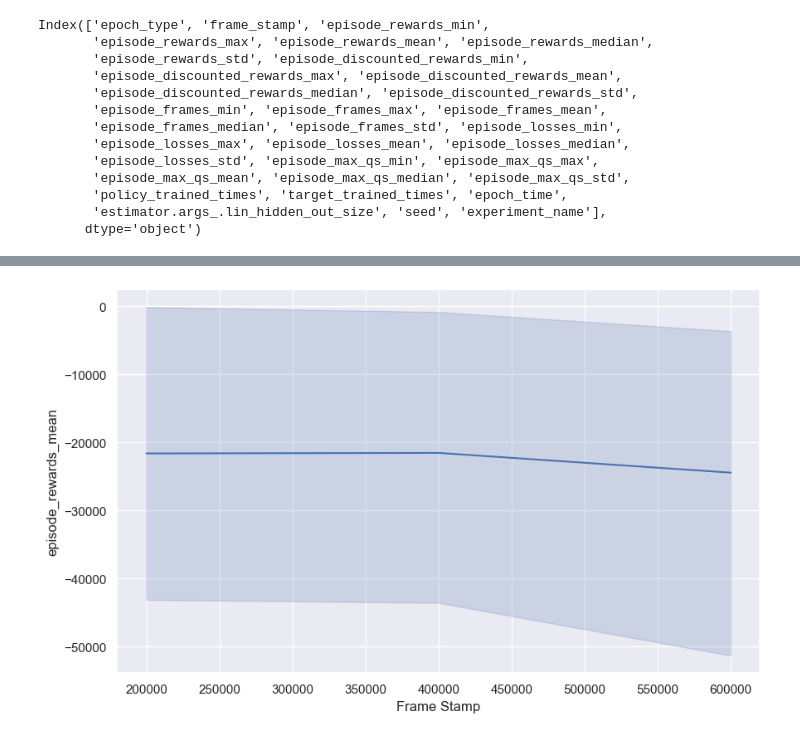
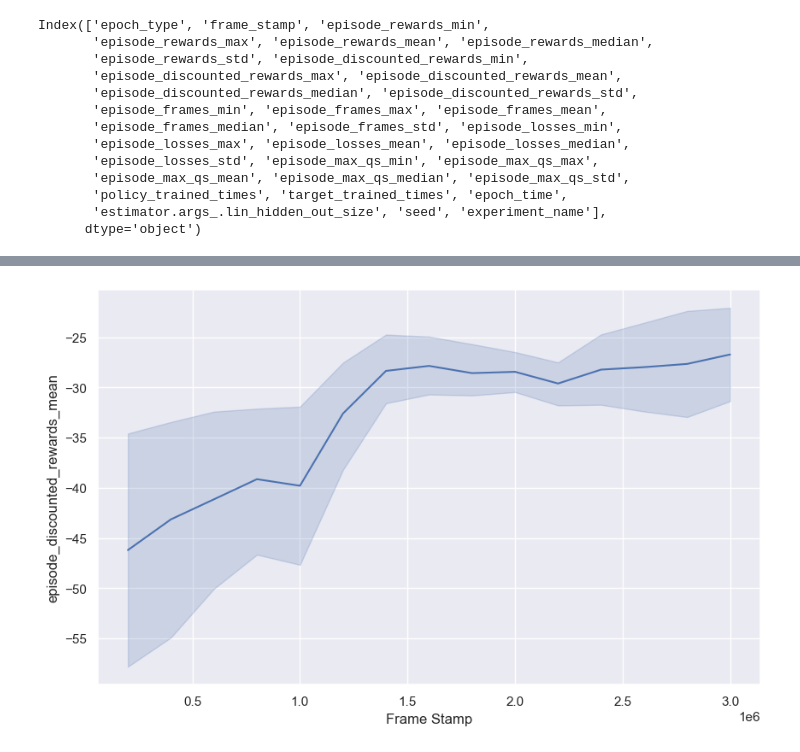
Before and after one commit to mariusdgm/phd-rl-algos, a Jupyter notebook: dqn/opinion_dynamics/experiments/inspect_results.ipynb, the cells around one changed output, grey strips where cells are left out. Saved outputs shown, nothing was run; the diff lists cells and outputs as text; code cells hidden in the pictures.

```diff
--- a/dqn/opinion_dynamics/experiments/inspect_results.ipynb
+++ b/dqn/opinion_dynamics/experiments/inspect_results.ipynb
@@ -128,8 +121,10 @@ def flatten(d, parent_key="", sep="_"):
             items.append((new_key, v))
     return dict(items)
 # %%
+experiment_sub_dir = "2025Mar13-144809_configs"
+exp_path = os.path.join(r"D:\Work\repos\RL\phd-rl-algos\dqn\opinion_dynamics\experiments\results", experiment_sub_dir)
 df = process_experiment(
-    r"D:\Work\repos\RL\phd-rl-algos\dqn\opinion_dynamics\experiments\results\2025Mar13-103510_configs"
+    exp_path
 )
 df.columns
 # %% [output]
@@ -166,20 +186,20 @@ df
 # %%
 
-selected_metric = 'episode_rewards_mean'
+selected_metric = 'episode_discounted_rewards_mean'
 
 validation_df = df[df['epoch_type'] == 'validation']
 
 
 # Create a new figure for each environment
 plt.figure(figsize=(10, 6))
 # sns.lineplot(data=df, x='frame_stamp', y=selected_metric, hue='model')
 sns.lineplot(data=df, x='frame_stamp', y=selected_metric)
 
 plt.ylabel(selected_metric)
 plt.xlabel('Frame Stamp')
 
 # Place the legend outside the plot
 # plt.legend(loc='center left', bbox_to_anchor=(1.0, 0.5), title='Parameters')
 plt.show()
 # %% [output]
-[figure, old version]
+[figure, new version]
```
Also changed, not shown: parts of 3 cells of this notebook, 7 other files.
